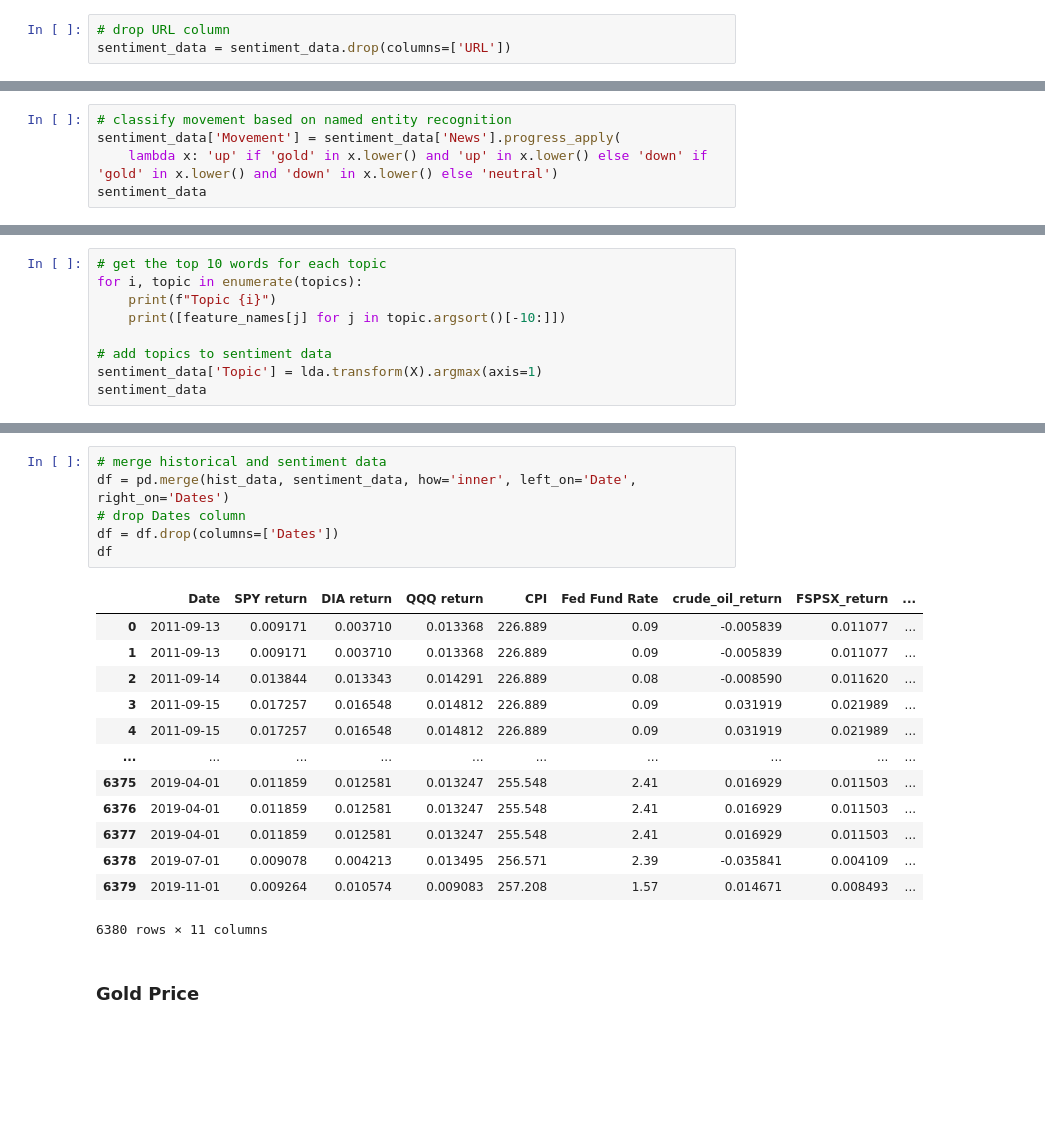
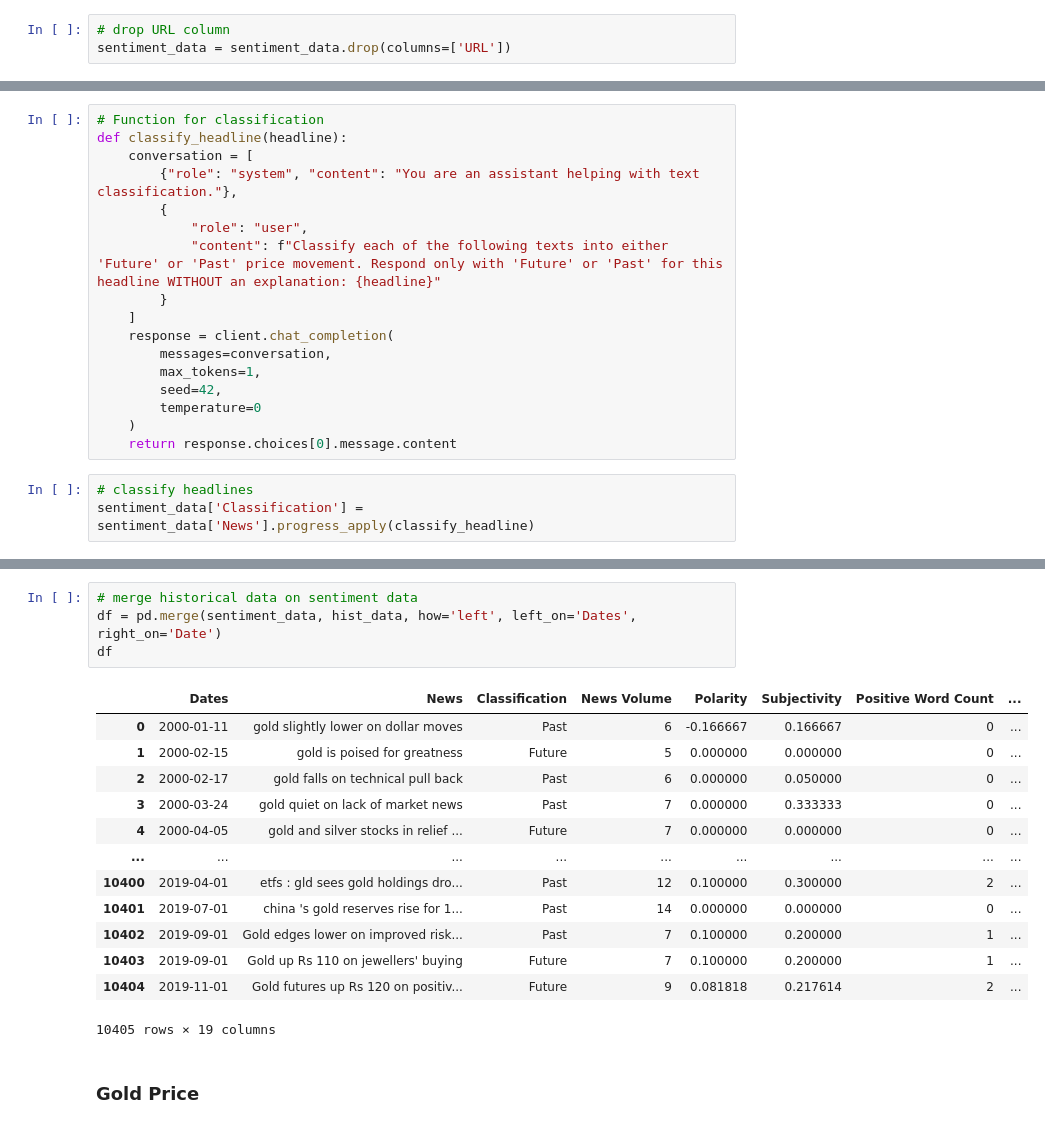
Before and after one commit to itsGarrin/nlp-commodities-price-prediction, a Jupyter notebook: notebook/nlp-commodities-price-prediction.ipynb, the cells around one changed output, grey strips where cells are left out. Cells and saved outputs as stored; diff of their text form; blank space fills up the shorter version.

```diff
--- a/notebook/nlp-commodities-price-prediction.ipynb
+++ b/notebook/nlp-commodities-price-prediction.ipynb
@@ -208,5 +194,20 @@ sentiment_data
-# %%
-# classify movement based on named entity recognition
-sentiment_data['Movement'] = sentiment_data['News'].progress_apply(
-    lambda x: 'up' if 'gold' in x.lower() and 'up' in x.lower() else 'down' if 'gold' in x.lower() and 'down' in x.lower() else 'neutral')
-sentiment_data
+# %%
+# Function for classification
+def classify_headline(headline):
+    conversation = [
+        {"role": "system", "content": "You are an assistant helping with text classification."},
+        {
+            "role": "user",
+            "content": f"Classify each of the following texts into either 'Future' or 'Past' price movement. Respond only with 'Future' or 'Past' for this headline WITHOUT an explanation: {headline}"
+        }
+    ]
+    response = client.chat_completion(
+        messages=conversation,
+        max_tokens=1,
+        seed=42,
+        temperature=0
+    )
+    return response.choices[0].message.content
+# %%
+# classify headlines
+sentiment_data['Classification'] = sentiment_data['News'].progress_apply(classify_headline)
@@ -315,9 +291,0 @@ array(['00', '000', '050', '10', '100', '10c', '11', '115', '12', '13',
-# %%
-# get the top 10 words for each topic
-for i, topic in enumerate(topics):
-    print(f"Topic {i}")
-    print([feature_names[j] for j in topic.argsort()[-10:]])
-
-# add topics to sentiment data
-sentiment_data['Topic'] = lda.transform(X).argmax(axis=1)
-sentiment_data
@@ -348,23 +292,21 @@ Topic 4
 # %%
-# merge historical and sentiment data
-df = pd.merge(hist_data, sentiment_data, how='inner', left_on='Date', right_on='Dates')
-# drop Dates column
-df = df.drop(columns=['Dates'])
+# merge historical data on sentiment data
+df = pd.merge(sentiment_data, hist_data, how='left', left_on='Dates', right_on='Date')
 df
 # %% [output]
-|  | Date | SPY return | DIA return | QQQ return | CPI | Fed Fund Rate | crude_oil_return | FSPSX_return | ... |
-| 0 | 2011-09-13 | 0.009171 | 0.003710 | 0.013368 | 226.889 | 0.09 | -0.005839 | 0.011077 | ... |
-| 1 | 2011-09-13 | 0.009171 | 0.003710 | 0.013368 | 226.889 | 0.09 | -0.005839 | 0.011077 | ... |
-| 2 | 2011-09-14 | 0.013844 | 0.013343 | 0.014291 | 226.889 | 0.08 | -0.008590 | 0.011620 | ... |
-| 3 | 2011-09-15 | 0.017257 | 0.016548 | 0.014812 | 226.889 | 0.09 | 0.031919 | 0.021989 | ... |
-| 4 | 2011-09-15 | 0.017257 | 0.016548 | 0.014812 | 226.889 | 0.09 | 0.031919 | 0.021989 | ... |
-| ... | ... | ... | ... | ... | ... | ... | ... | ... | ... |
-| 6375 | 2019-04-01 | 0.011859 | 0.012581 | 0.013247 | 255.548 | 2.41 | 0.016929 | 0.011503 | ... |
-| 6376 | 2019-04-01 | 0.011859 | 0.012581 | 0.013247 | 255.548 | 2.41 | 0.016929 | 0.011503 | ... |
-| 6377 | 2019-04-01 | 0.011859 | 0.012581 | 0.013247 | 255.548 | 2.41 | 0.016929 | 0.011503 | ... |
-| 6378 | 2019-07-01 | 0.009078 | 0.004213 | 0.013495 | 256.571 | 2.39 | -0.035841 | 0.004109 | ... |
-| 6379 | 2019-11-01 | 0.009264 | 0.010574 | 0.009083 | 257.208 | 1.57 | 0.014671 | 0.008493 | ... |
+|  | Dates | News | Classification | News Volume | Polarity | Subjectivity | Positive Word Count | ... |
+| 0 | 2000-01-11 | gold slightly lower on dollar moves | Past | 6 | -0.166667 | 0.166667 | 0 | ... |
+| 1 | 2000-02-15 | gold is poised for greatness | Future | 5 | 0.000000 | 0.000000 | 0 | ... |
+| 2 | 2000-02-17 | gold falls on technical pull back | Past | 6 | 0.000000 | 0.050000 | 0 | ... |
+| 3 | 2000-03-24 | gold quiet on lack of market news | Past | 7 | 0.000000 | 0.333333 | 0 | ... |
+| 4 | 2000-04-05 | gold and silver stocks in relief ... | Future | 7 | 0.000000 | 0.000000 | 0 | ... |
+| ... | ... | ... | ... | ... | ... | ... | ... | ... |
+| 10400 | 2019-04-01 | etfs : gld sees gold holdings dro... | Past | 12 | 0.100000 | 0.300000 | 2 | ... |
+| 10401 | 2019-07-01 | china 's gold reserves rise for 1... | Past | 14 | 0.000000 | 0.000000 | 0 | ... |
+| 10402 | 2019-09-01 | Gold edges lower on improved risk... | Past | 7 | 0.100000 | 0.200000 | 1 | ... |
+| 10403 | 2019-09-01 | Gold up Rs 110 on jewellers' buying | Future | 7 | 0.100000 | 0.200000 | 1 | ... |
+| 10404 | 2019-11-01 | Gold futures up Rs 120 on positiv... | Future | 9 | 0.081818 | 0.217614 | 2 | ... |
-6380 rows × 11 columns
+10405 rows × 19 columns
 # %% [markdown]
 ### Gold Price
 # %%
```
Also changed, not shown: parts of 35 cells of this notebook.
